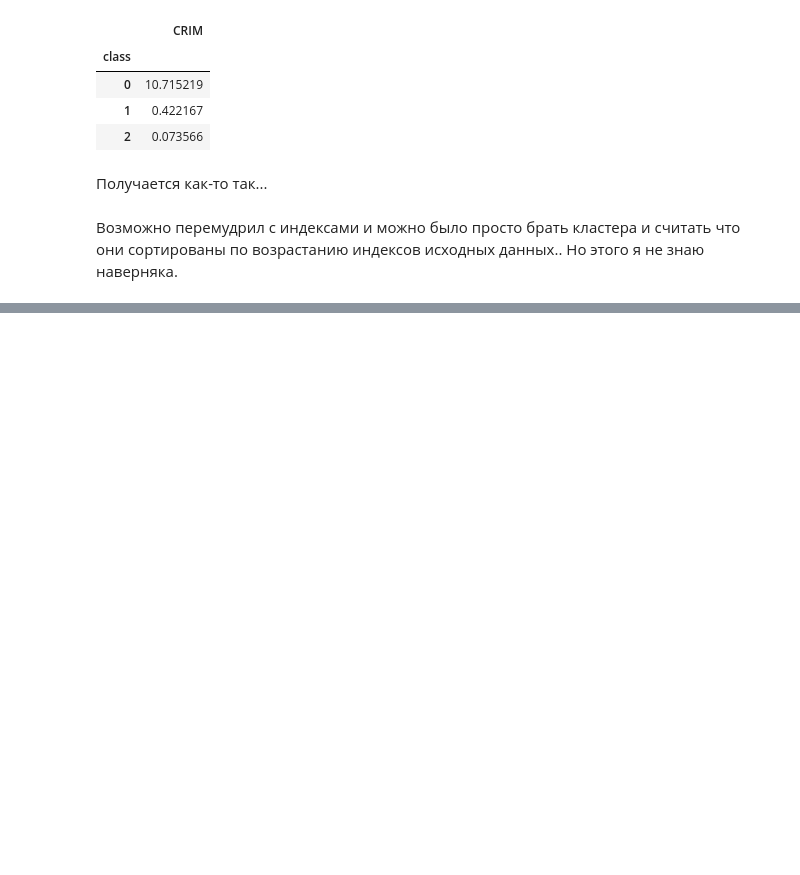
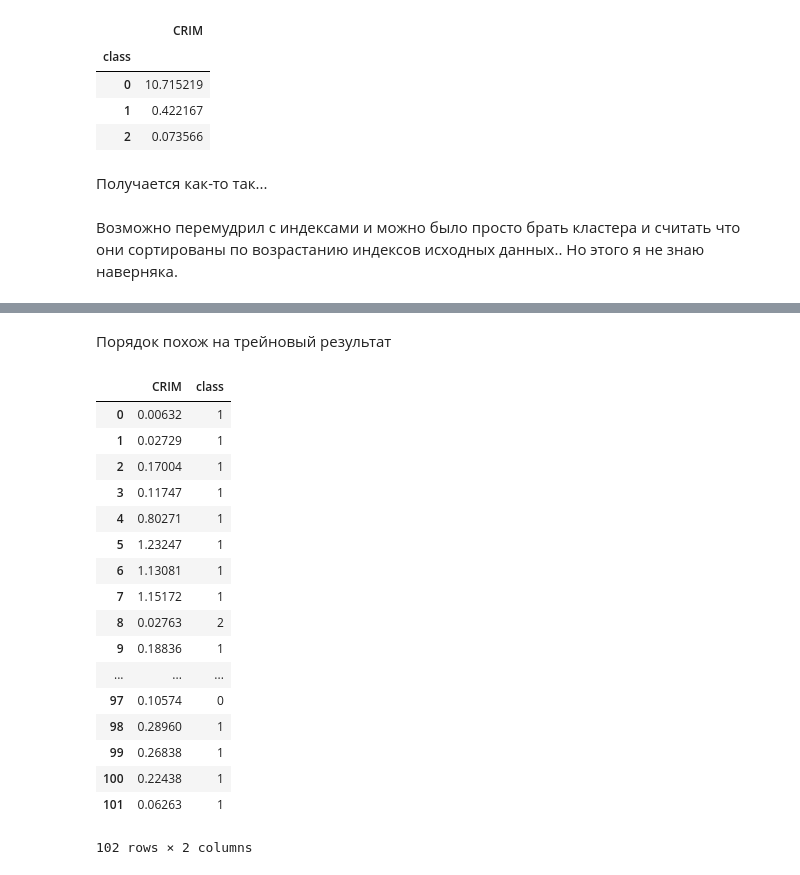
Before and after one commit to po-stas/GeekBrains-AI-Course, a Jupyter notebook: PY1/Lesson4/unsupervised.ipynb, the cells around one changed output, grey strips where cells are left out. Cells and saved outputs as stored; diff of their text form; code cells hidden in the pictures; blank space fills up the shorter version.

```diff
--- a/PY1/Lesson4/unsupervised.ipynb
+++ b/PY1/Lesson4/unsupervised.ipynb
@@ -311,0 +395,25 @@ crim_w_class.groupby('class').mean()
+# %% [markdown]
+Порядок похож на трейновый результат
+# %%
+test_crim_w_class = pd.concat(
+    [X_test.sort_index().reset_index()['CRIM'], pd.Series(labels_test_w_index, name='class')], axis=1)
+test_crim_w_class
+# %% [output]
+|  | CRIM | class |
+| 0 | 0.00632 | 1 |
+| 1 | 0.02729 | 1 |
+| 2 | 0.17004 | 1 |
+| 3 | 0.11747 | 1 |
+| 4 | 0.80271 | 1 |
+| 5 | 1.23247 | 1 |
+| 6 | 1.13081 | 1 |
+| 7 | 1.15172 | 1 |
+| 8 | 0.02763 | 2 |
+| 9 | 0.18836 | 1 |
+| ... | ... | ... |
+| 97 | 0.10574 | 0 |
+| 98 | 0.28960 | 1 |
+| 99 | 0.26838 | 1 |
+| 100 | 0.22438 | 1 |
+| 101 | 0.06263 | 1 |
+102 rows × 2 columns
```
Also changed, not shown: parts of 16 cells of this notebook.
